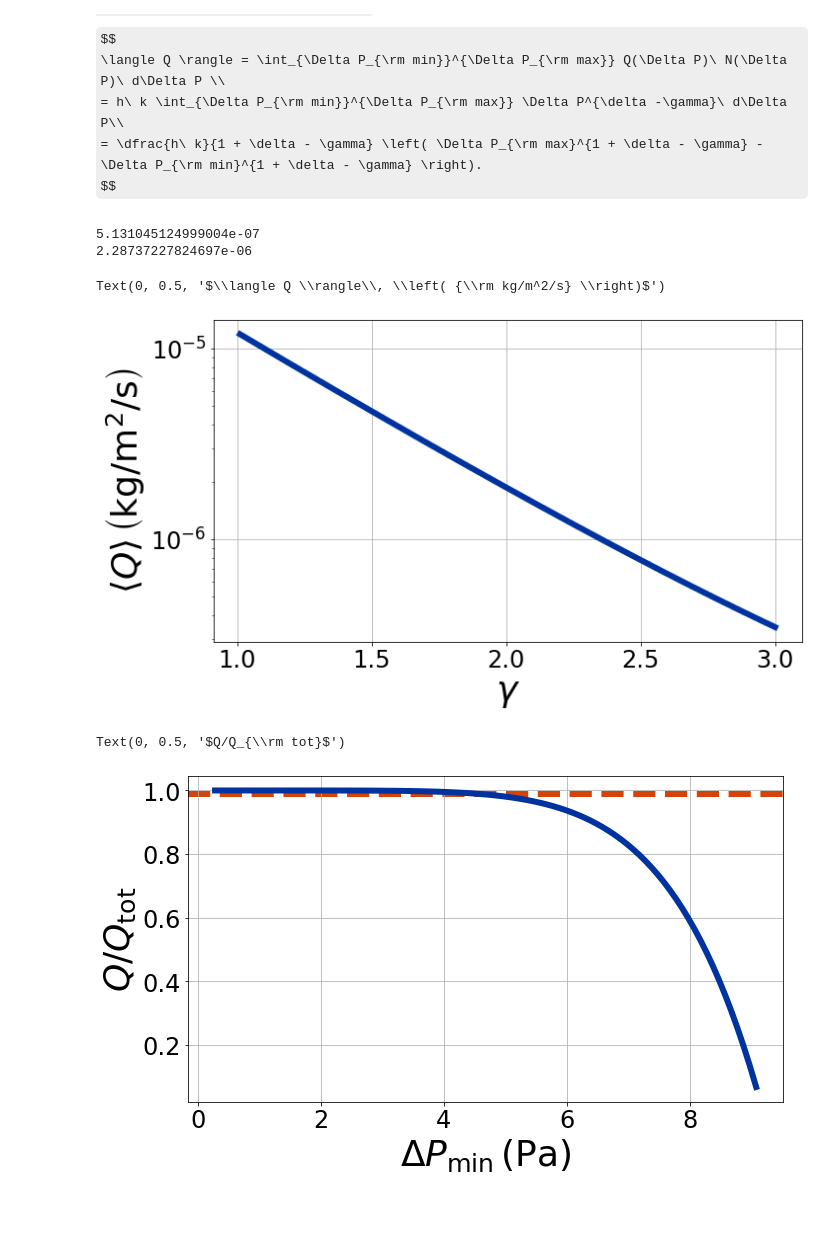
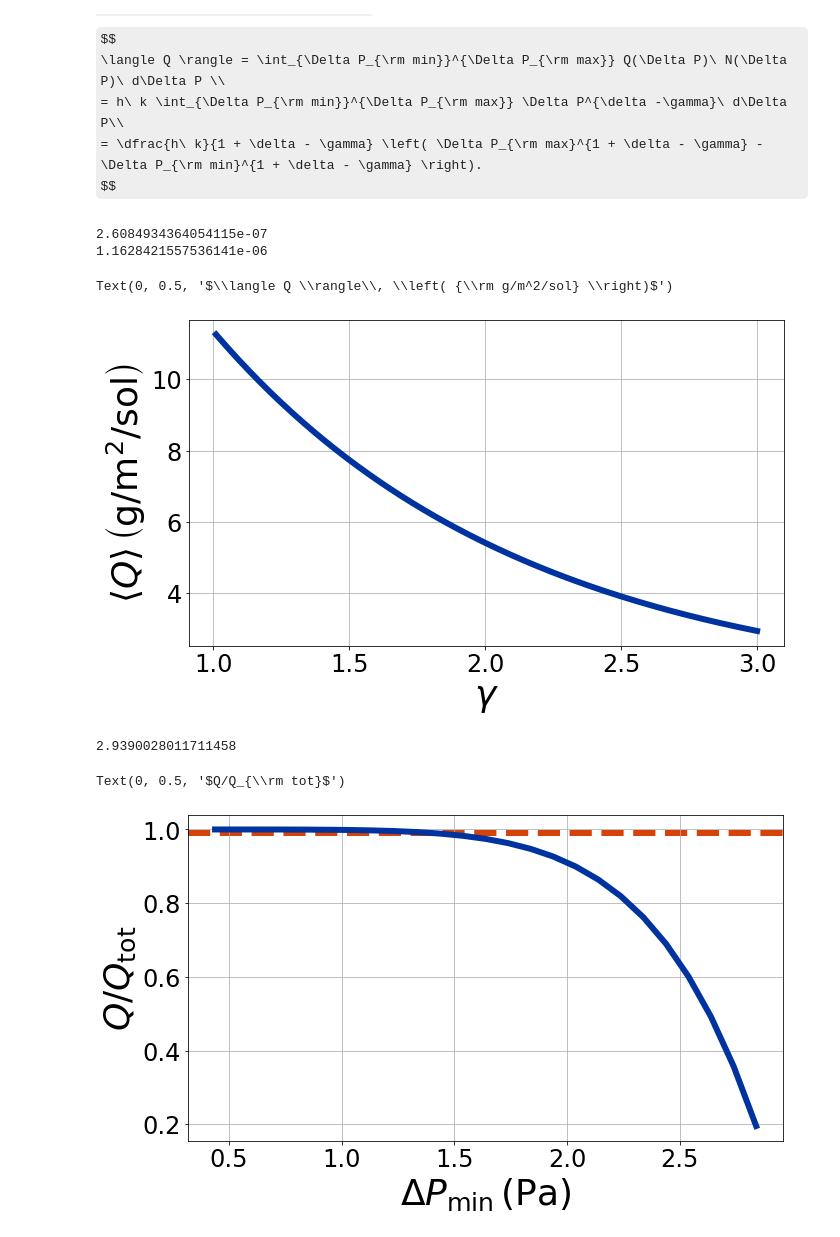
Before and after one commit to BoiseStatePlanetary/Recovering-Martian-Dust-Devil-Population, a Jupyter notebook: figures/Dust Devil Population Calculations.ipynb, the cells around one changed output. Drawn from its saved outputs; the diff is of its cells as text; code cells hidden in the pictures; some formulas as TeX source; blank space fills up the shorter version.

```diff
--- a/figures/Dust Devil Population Calculations.ipynb
+++ b/figures/Dust Devil Population Calculations.ipynb
@@ -8,6 +8,8 @@ from scipy.stats import cumfreq
 aspect_ratio = 16./9
 BoiseState_blue = '#0033A0'
 BoiseState_orange = '#D64309'
+
+seconds_per_sol = 88775.
 # %%
 fig = plt.figure(figsize=(6*aspect_ratio, 6))
 ax = fig.add_subplot(111)
@@ -161,49 +182,50 @@ $$
 = \dfrac{h\ k}{1 + \delta - \gamma} \left( \Delta P_{\rm max}^{1 + \delta - \gamma} - \Delta P_{\rm min}^{1 + \delta - \gamma} \right).
 $$
 # %%
-def pop_avg_flux(gamma, delta, mx, mn, k=coefficient, h=5.79e-8):
+def integrated_flux(gamma, delta, mx, mn, k=Insight_fit[1], h=5.79e-8):
     return h*k/(1. + delta - gamma)*(mx**(1. + delta - gamma) - mn**(1. + delta - gamma))
 # %%
-print(pop_avg_flux(2., 3.4, 10., 9.))
-print(pop_avg_flux(2., 3.4, 10., 1.))
+print(integrated_flux(2., 3.4, 10., 9.))
+print(integrated_flux(2., 3.4, 10., 1.))
 # %% [output]
-5.131045124999004e-07
-2.28737227824697e-06
+2.6084934364054115e-07
+1.1628421557536141e-06
 # %%
 # 2020 Apr 24 - Calculate population-weighted dust flux
-min_DeltaP = np.min(-data["DeltaP"])
-max_DeltaP = np.max(-data["DeltaP"])
+min_DeltaP = np.min(10**Insight_data["logP"])
+max_DeltaP = np.max(10**Insight_data["logP"])
 
 # gamma = res[0][0]
 gammas = np.arange(1.01, 3.01, 0.01)
 delta = 3.4
 
-Qs = pop_avg_flux(gammas, delta, max_DeltaP, min_DeltaP)
+Qs = integrated_flux(gammas, delta, max_DeltaP, min_DeltaP)
 
 fig = plt.figure(figsize=(6*aspect_ratio, 6))
 ax = fig.add_subplot(111)
 
-ax.semilogy(gammas, Qs, lw=6, color=BoiseState_blue)
+ax.plot(gammas, Qs*seconds_per_sol*1000., lw=6, color=BoiseState_blue)
 
 ax.grid(True)
 ax.tick_params(labelsize=24)
 ax.set_xlabel("$\\gamma$", fontsize=36)
-ax.set_ylabel("$\\langle Q \\rangle\, \\left( {\\rm kg/m^2/s} \\right)$", fontsize=36)
+ax.set_ylabel("$\\langle Q \\rangle\, \\left( {\\rm g/m^2/sol} \\right)$", fontsize=36)
 # %% [output]
-Text(0, 0.5, '$\\langle Q \\rangle\\, \\left( {\\rm kg/m^2/s} \\right)$')
+Text(0, 0.5, '$\\langle Q \\rangle\\, \\left( {\\rm g/m^2/sol} \\right)$')
-[figure, old version]
+[figure, new version]
 # %%
 # 2020 Apr 24 - Calculate population-weighted dust flux
-min_DeltaP = np.min(-data["DeltaP"])
-max_DeltaP = np.max(-data["DeltaP"])
+min_DeltaP = np.min(10**Insight_data["logP"])
+max_DeltaP = np.max(10**Insight_data["logP"])
 delta = 3.4
 
 # Calculate the actual best-estimate average dust flux
-best_est_Q = pop_avg_flux(gamma, delta, max_DeltaP, min_DeltaP)
+best_est_Q = integrated_flux(Insight_fit[0], delta, max_DeltaP, min_DeltaP)
 
 # Now calculate how the dust flux estimate depends on the max Delta P
 min_DeltaPs = max_DeltaP - np.arange(0.1, (max_DeltaP - min_DeltaP) + 0.1, 0.1)
-Qs = pop_avg_flux(gamma, delta, max_DeltaP, min_DeltaPs)
+print(max_DeltaP)
+Qs = integrated_flux(Insight_fit[0], delta, max_DeltaP, min_DeltaPs)
 
 fig = plt.figure(figsize=(6*aspect_ratio, 6))
 ax = fig.add_subplot(111)
@@ -216,5 +238,6 @@ ax.tick_params(labelsize=24)
 ax.set_xlabel("$\\Delta P_{\\rm min}\, \\left( {\\rm Pa} \\right)$", fontsize=36)
 ax.set_ylabel("$Q/Q_{\\rm tot}$", fontsize=36)
 # %% [output]
-Text(0, 0.5, '$Q/Q_{\\rm tot}$')
+2.9390028011711458
+Text(0, 0.5, '$Q/Q_{\\rm tot}$')
-[figure, old version]
+[figure, new version]
```
Also changed, not shown: parts of 1 cell of this notebook.
